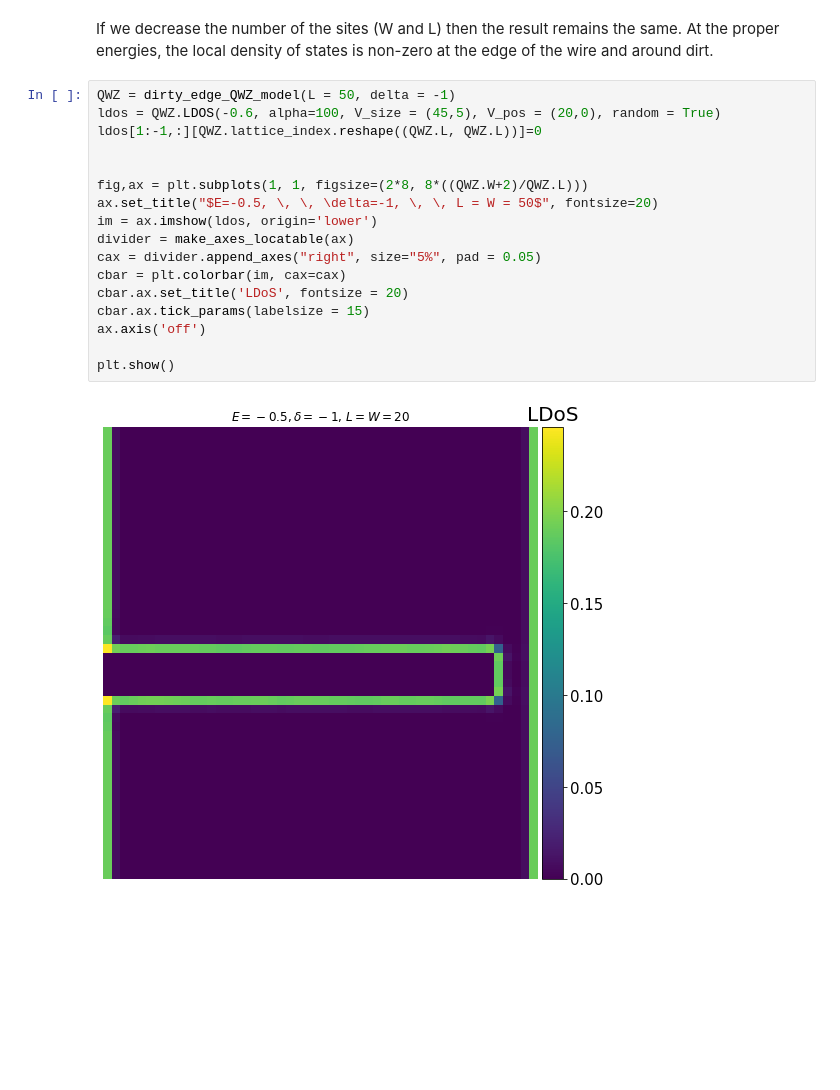
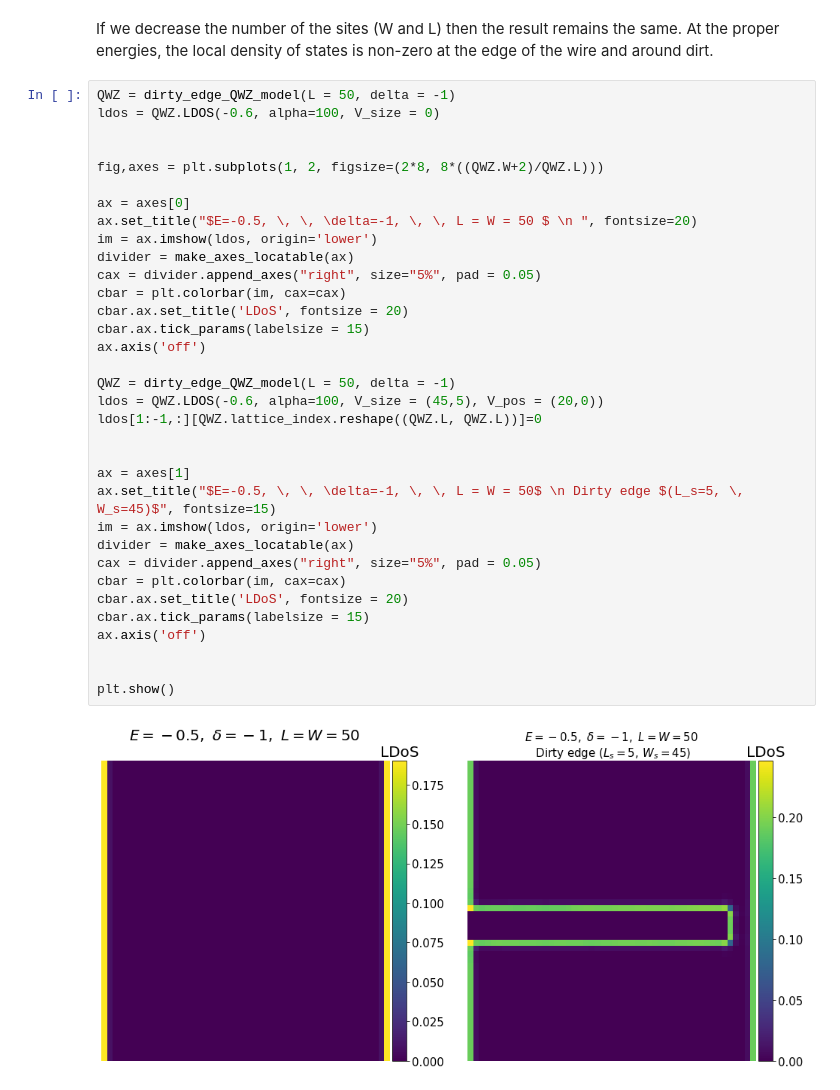
Before and after one commit to portikattila/quantum-transport, a Jupyter notebook: qwz.ipynb, the cells around one changed output. Drawn from its saved outputs; the diff is of its cells as text; blank space fills up the shorter version.

Commit message:
QWZ dirty edge

```diff
--- a/qwz.ipynb
+++ b/qwz.ipynb
@@ -190,21 +192,38 @@ interactive(children=(IntSlider(value=49, continuous_update=False, description='
 # %% [markdown]
 If we decrease the number of the sites (W and L) then the result remains the same. At the proper energies, the local density of states is non-zero at the edge of the wire and around dirt.
-# %%
-QWZ = dirty_edge_QWZ_model(L = 50, delta = -1)
-ldos = QWZ.LDOS(-0.6, alpha=100, V_size = (45,5), V_pos = (20,0), random = True)
-ldos[1:-1,:][QWZ.lattice_index.reshape((QWZ.L, QWZ.L))]=0
-
-
-fig,ax = plt.subplots(1, 1, figsize=(2*8, 8*((QWZ.W+2)/QWZ.L)))
-ax.set_title("$E=-0.5, \, \, \delta=-1, \, \, L = W = 50$", fontsize=20)
-im = ax.imshow(ldos, origin='lower')
-divider = make_axes_locatable(ax)
-cax = divider.append_axes("right", size="5%", pad = 0.05)
-cbar = plt.colorbar(im, cax=cax)
-cbar.ax.set_title('LDoS', fontsize = 20)
-cbar.ax.tick_params(labelsize = 15)
-ax.axis('off')
-
-plt.show()
-# %% [output]
-[figure, removed]
+# %%
+QWZ = dirty_edge_QWZ_model(L = 50, delta = -1)
+ldos = QWZ.LDOS(-0.6, alpha=100, V_size = 0)
+
+
+fig,axes = plt.subplots(1, 2, figsize=(2*8, 8*((QWZ.W+2)/QWZ.L)))
+
+ax = axes[0]
+ax.set_title("$E=-0.5, \, \, \delta=-1, \, \, L = W = 50 $ \n ", fontsize=20)
+im = ax.imshow(ldos, origin='lower')
+divider = make_axes_locatable(ax)
+cax = divider.append_axes("right", size="5%", pad = 0.05)
+cbar = plt.colorbar(im, cax=cax)
+cbar.ax.set_title('LDoS', fontsize = 20)
+cbar.ax.tick_params(labelsize = 15)
+ax.axis('off')
+
+QWZ = dirty_edge_QWZ_model(L = 50, delta = -1)
+ldos = QWZ.LDOS(-0.6, alpha=100, V_size = (45,5), V_pos = (20,0))
+ldos[1:-1,:][QWZ.lattice_index.reshape((QWZ.L, QWZ.L))]=0
+
+
+ax = axes[1]
+ax.set_title("$E=-0.5, \, \, \delta=-1, \, \, L = W = 50$ \n Dirty edge $(L_s=5, \, W_s=45)$", fontsize=15)
+im = ax.imshow(ldos, origin='lower')
+divider = make_axes_locatable(ax)
+cax = divider.append_axes("right", size="5%", pad = 0.05)
+cbar = plt.colorbar(im, cax=cax)
+cbar.ax.set_title('LDoS', fontsize = 20)
+cbar.ax.tick_params(labelsize = 15)
+ax.axis('off')
+
+
+plt.show()
+# %% [output]
+[figure, added]
```
Also changed, not shown: parts of 2 cells of this notebook.
